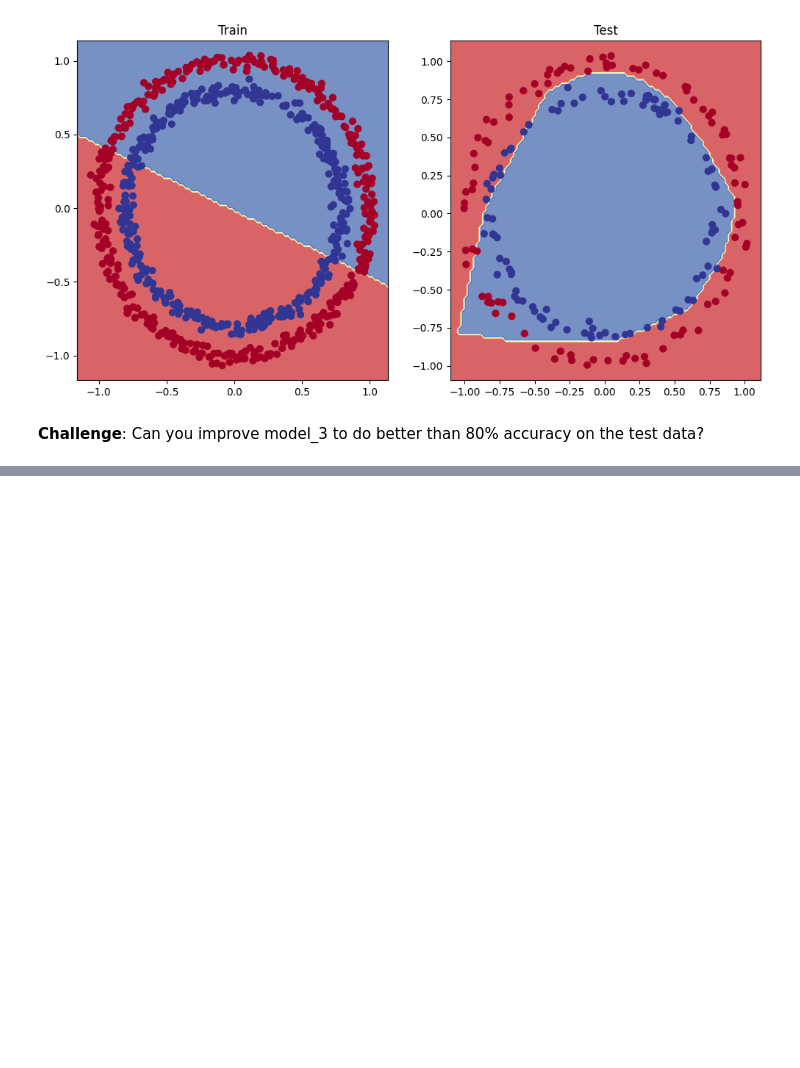
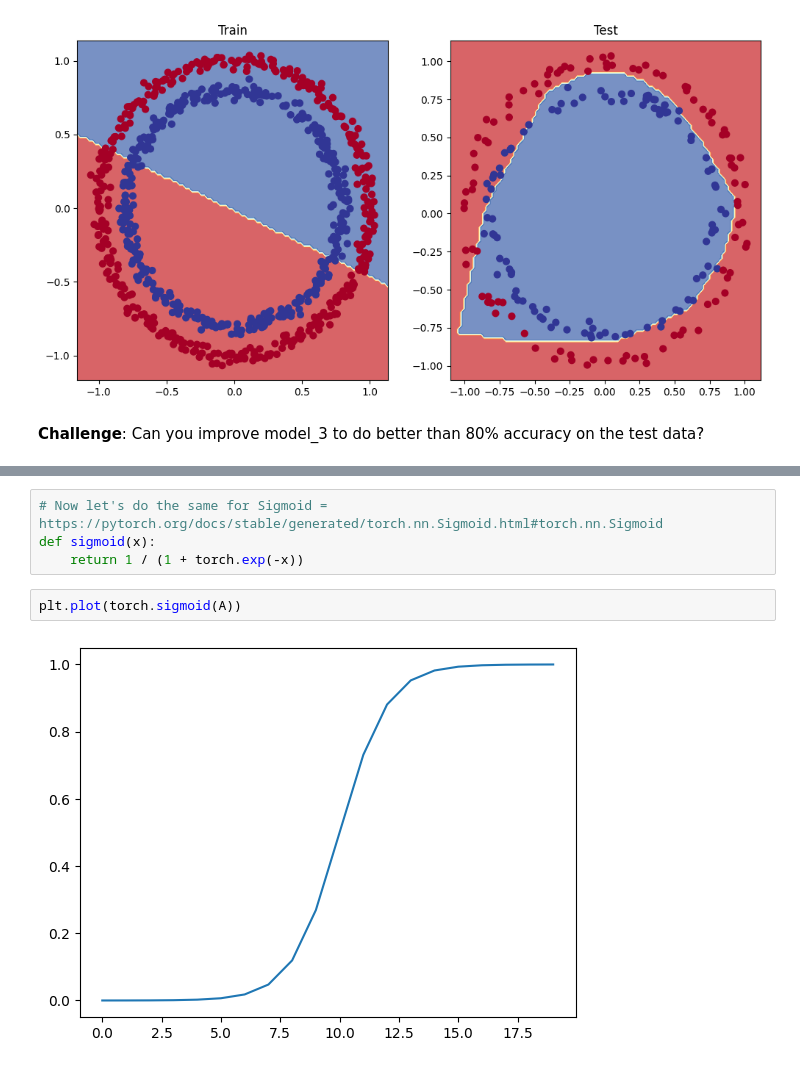
Before and after one commit to lyamlim97/pytorch-course, a Jupyter notebook: 02_pytorch_classification.ipynb, the cells around one changed output, grey strips where cells are left out. Saved outputs shown, nothing was run; the diff lists cells and outputs as text; blank space fills up the shorter version.

```diff
--- a/02_pytorch_classification.ipynb
+++ b/02_pytorch_classification.ipynb
@@ -916,0 +964,8 @@ plot_decision_boundary(model_3, X_test, y_test) # model_3 = has non-linearity
+# %%
+# Now let's do the same for Sigmoid = https://pytorch.org/docs/stable/generated/torch.nn.Sigmoid.html#torch.nn.Sigmoid
+def sigmoid(x):
+    return 1 / (1 + torch.exp(-x))
+# %%
+plt.plot(torch.sigmoid(A))
+# %% [output]
+[figure, added]
```
Also changed, not shown: parts of 12 cells of this notebook.
